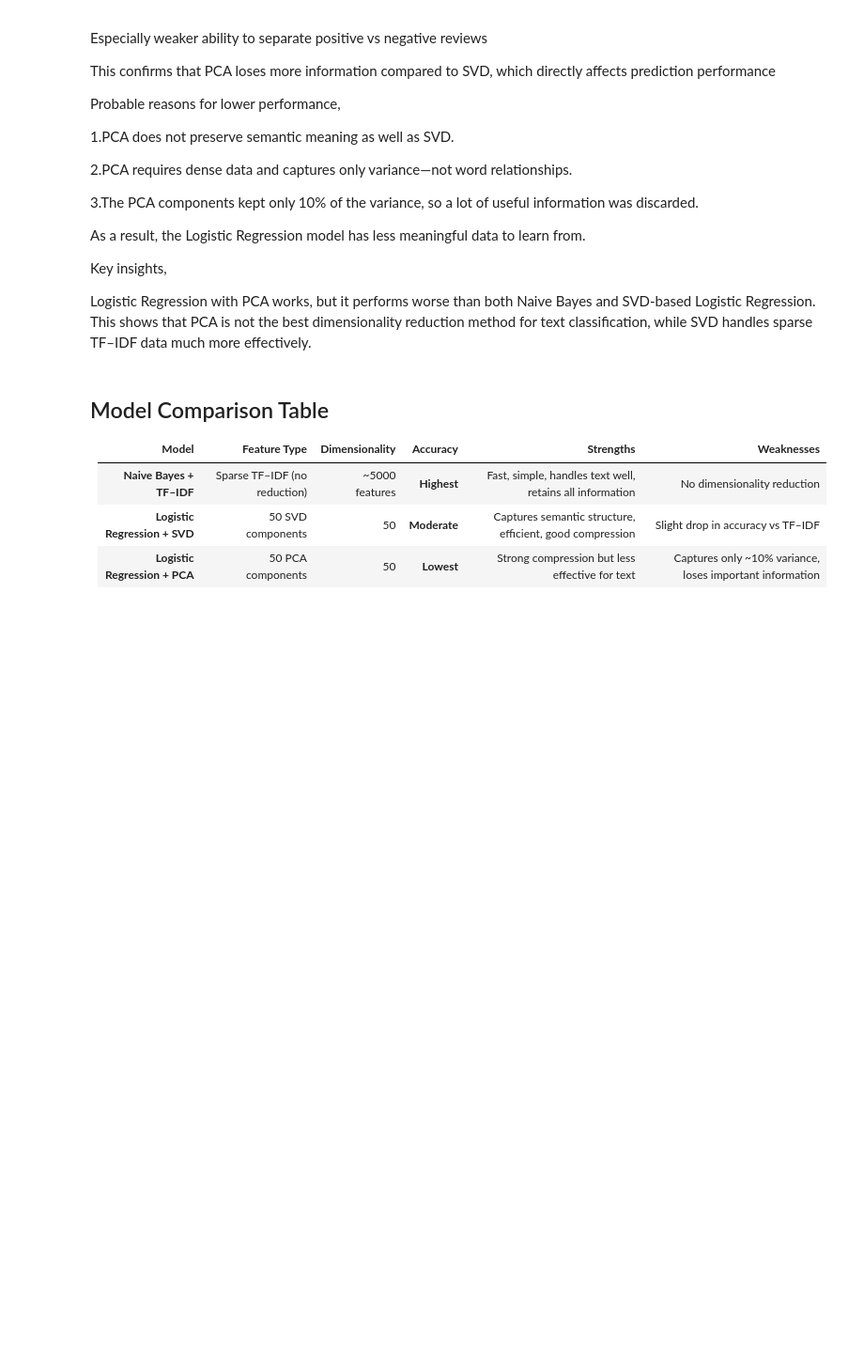
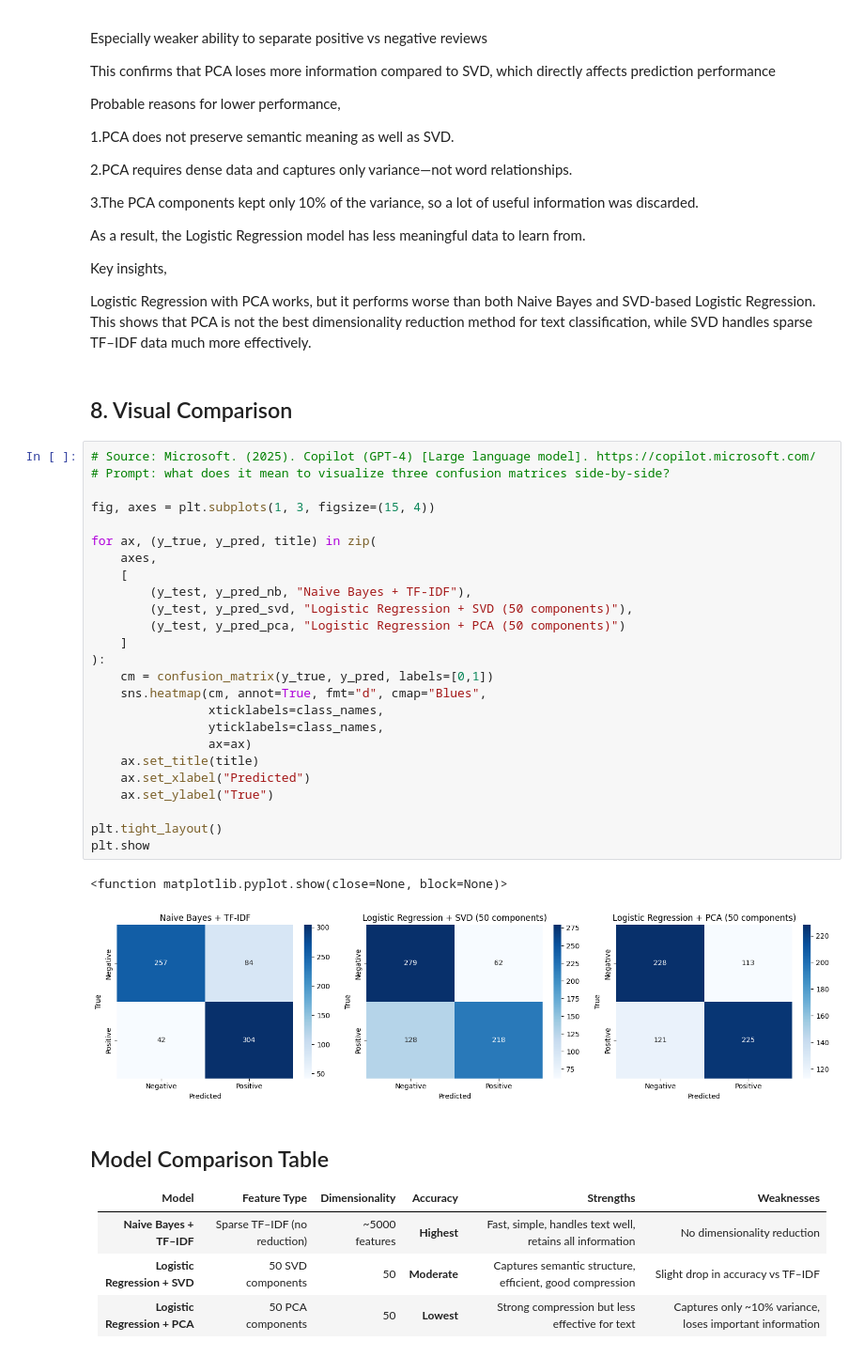
Before and after one commit to Andrew-Silveira-5077086/SentimentLabelledSentences-FinalProject, a Jupyter notebook: GroupProject-Final.ipynb, the cells around one changed output. Shown at 94% size. Saved outputs shown, nothing was run; the diff lists cells and outputs as text; blank space fills up the shorter version.

Commit message:
added comments on sources I took; Also added side-by-side visualization for step 8

```diff
--- a/GroupProject-Final.ipynb
+++ b/GroupProject-Final.ipynb
@@ -836,6 +822,36 @@ Key insights,
 
 Logistic Regression with PCA works, but it performs worse than both Naive Bayes and SVD-based Logistic Regression.
 This shows that PCA is not the best dimensionality reduction method for text classification, while SVD handles sparse TF–IDF data much more effectively.
+# %% [markdown]
+## 8. Visual Comparison
+# %%
+# Source: Microsoft. (2025). Copilot (GPT-4) [Large language model]. https://copilot.microsoft.com/
+# Prompt: what does it mean to visualize three confusion matrices side-by-side?
+
+fig, axes = plt.subplots(1, 3, figsize=(15, 4))
+
+for ax, (y_true, y_pred, title) in zip(
+    axes,
+    [
+        (y_test, y_pred_nb, "Naive Bayes + TF-IDF"),
+        (y_test, y_pred_svd, "Logistic Regression + SVD (50 components)"),
+        (y_test, y_pred_pca, "Logistic Regression + PCA (50 components)")
+    ]
+):
+    cm = confusion_matrix(y_true, y_pred, labels=[0,1])
+    sns.heatmap(cm, annot=True, fmt="d", cmap="Blues",
+                xticklabels=class_names,
+                yticklabels=class_names,
+                ax=ax)
+    ax.set_title(title)
+    ax.set_xlabel("Predicted")
+    ax.set_ylabel("True")
+
+plt.tight_layout()
+plt.show
+# %% [output]
+<function matplotlib.pyplot.show(close=None, block=None)>
+[figure, added]
 # %% [markdown]
 ## Model Comparison Table
 | **Model**                     | **Feature Type**             | **Dimensionality** | **Accuracy**   | **Strengths**                                            | **Weaknesses**                                           |
```
Also changed, not shown: parts of 7 cells of this notebook.
